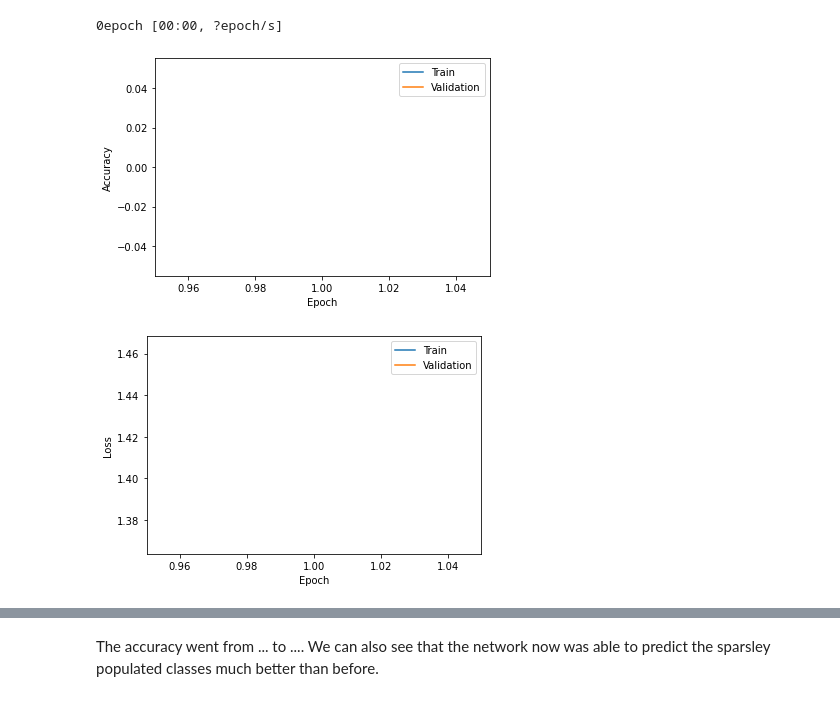
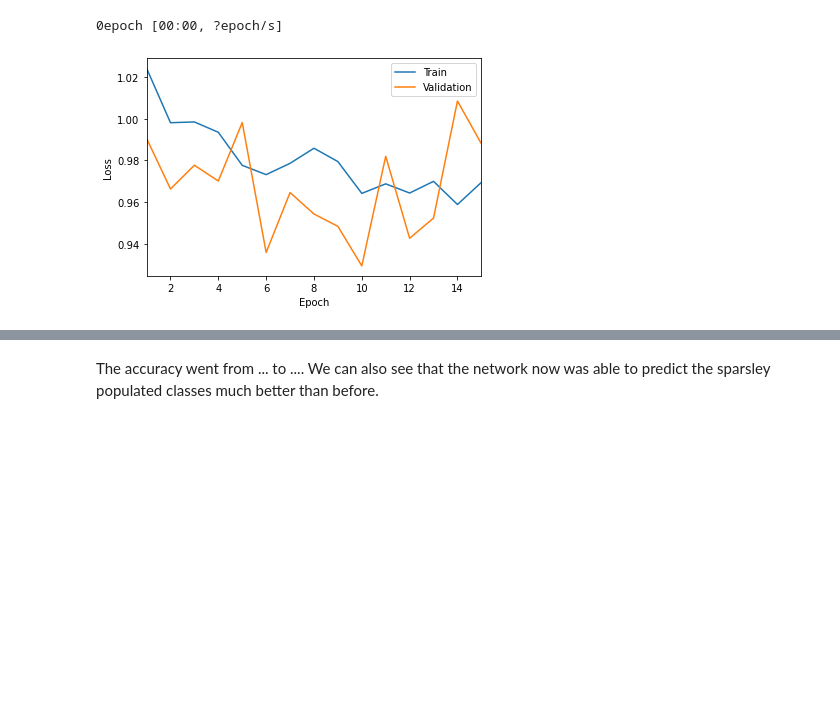
Before and after one commit to christianhbye/python_ay_250_hw, a Jupyter notebook: hw6/hw6_ml.ipynb, the cells around one changed output, grey strips where cells are left out. Saved outputs shown, nothing was run; the diff lists cells and outputs as text; code cells hidden in the pictures; blank space fills up the shorter version.

```diff
--- a/hw6/hw6_ml.ipynb
+++ b/hw6/hw6_ml.ipynb
@@ -396,28 +380,20 @@ val_acc = hist.history["val_accuracy"]
+# %%
+losses = np.load("cnn2_loss.npz")
+train_loss = losses["train"]
+val_loss = losses["val"]
 # %%
-epochs = np.arange(len(train_acc)) + 1
-plt.figure()
-plt.plot(epochs, train_acc, label="Train")
-plt.plot(epochs, val_acc, label="Validation")
-plt.xlabel("Epoch")
-plt.ylabel("Accuracy")
-plt.legend()
-plt.xlim(1, epochs.max())
-#plt.ylim(0, 100)
-plt.show()
-
-
+epochs = np.arange(len(train_loss)) + 1
 plt.figure()
 plt.plot(epochs, train_loss, label="Train")
 plt.plot(epochs, val_loss, label="Validation")
 plt.xlabel("Epoch")
 plt.ylabel("Loss")
 plt.legend()
 plt.xlim(1, epochs.max())
 #plt.yscale("log")
 plt.show()
 # %% [output]
-[figure, old version]
+[figure, new version]
-[figure, removed]
 # %%
 predicted = tf.one_hot(np.argmax(model.predict(X_test), axis=1), y_test.shape[-1], on_value=1, off_value=0)
 acc = tf.keras.metrics.Accuracy()
```
Also changed, not shown: parts of 41 cells of this notebook.
